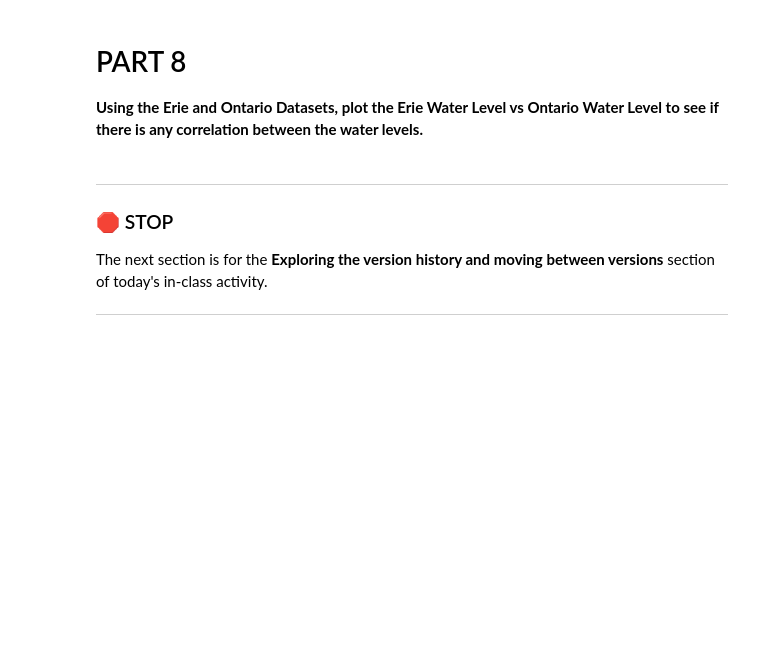
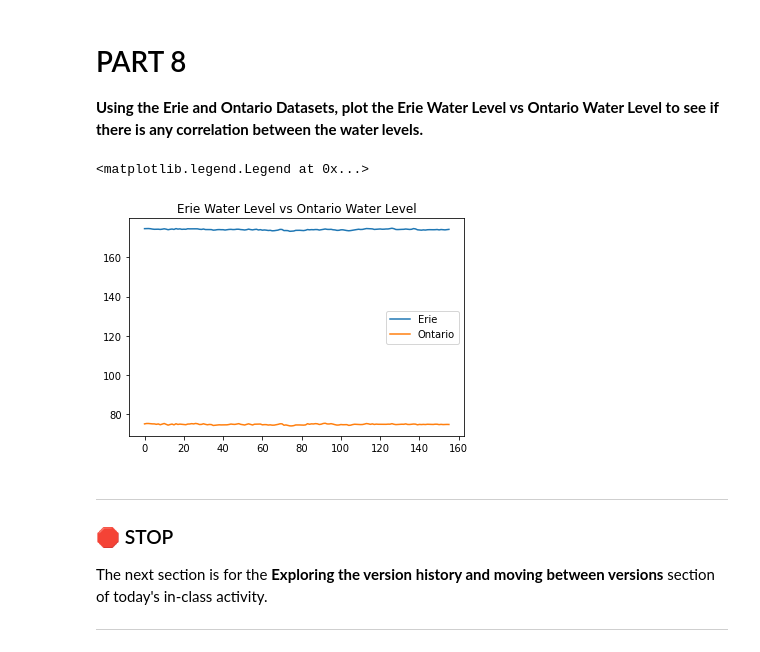
Before and after one commit to msu-cmse-courses/CMSE202_Git_Started, a Jupyter notebook: Great_Lakes_and_Grand_River.ipynb, the cells around one changed output. Cells and saved outputs as stored; diff of their text form; code cells hidden in the pictures; blank space fills up the shorter version.

```diff
--- a/Great_Lakes_and_Grand_River.ipynb
+++ b/Great_Lakes_and_Grand_River.ipynb
@@ -95,3 +96,15 @@ plt.legend()
+# %%
+# Insert Code Here
+eri = pd.read_csv("./data/eri.csv")
+ont = pd.read_csv("./data/ont.csv")
+
+plt.plot(eri["Unnamed: 1"], label="Erie")
+plt.plot(ont["AnnAvg"], label="Ontario")
+plt.title("Erie Water Level vs Ontario Water Level")
+plt.legend()
+# %% [output]
+<matplotlib.legend.Legend at 0x...>
+[figure, added]
 # %% [markdown]
 ---
 ### &#128721; STOP
```
Also changed, not shown: parts of 2 cells of this notebook.
